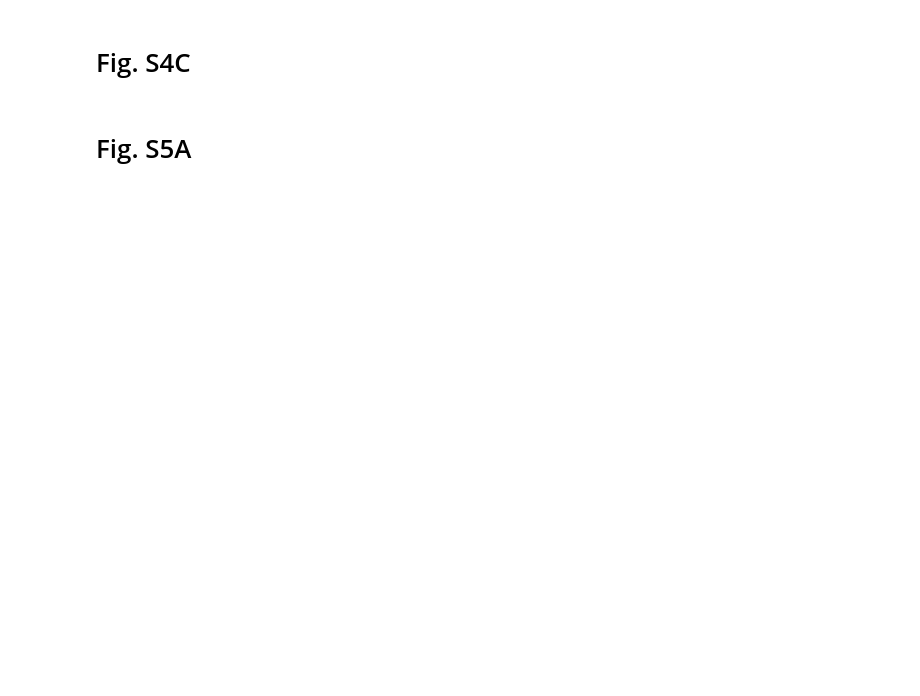
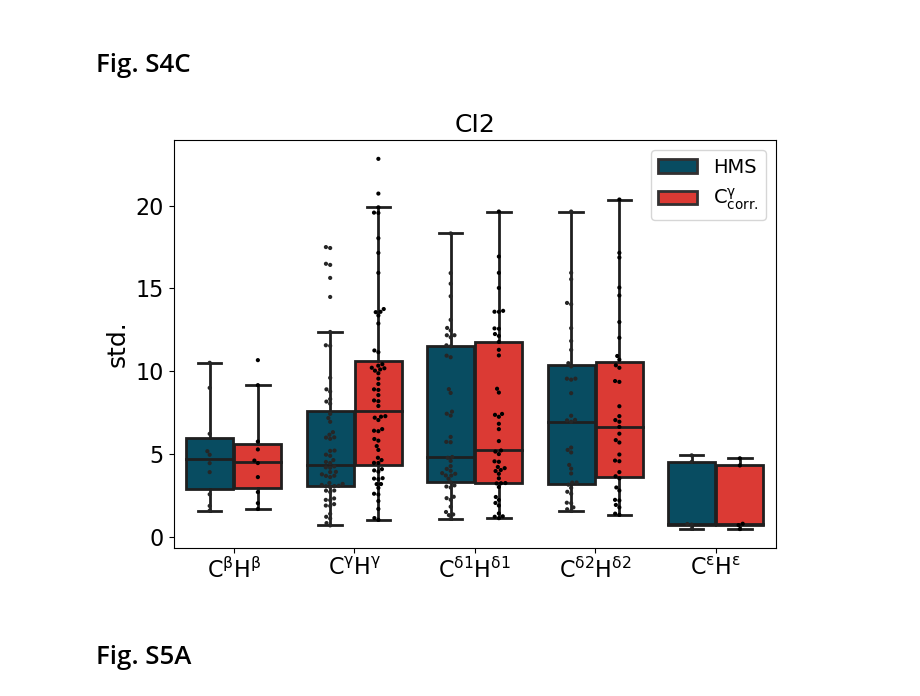
Before and after one commit to KULL-Centre/_2023_Kummerer_nmrFF, a Jupyter notebook: notebooks/make_figures_ubiquitin.ipynb, the cells around one changed output. Drawn from its saved outputs; the diff is of its cells as text; code cells hidden in the pictures; blank space fills up the shorter version.

```diff
--- a/notebooks/make_figures_ubiquitin.ipynb
+++ b/notebooks/make_figures_ubiquitin.ipynb
@@ -445,22 +485,24 @@ for meth in ['CB', 'CG', 'CD1', 'CD2', 'CE']: # sorted
         tmp_df['ff'] = [f'{i}']*len(tmp_df)
         meth_sd = pd.concat([meth_sd, tmp_df])
 # %%
-custom_handles = [  Patch(facecolor=rate_colors[2], edgecolor=rate_colors[-1], linewidth=2, label=r'HMS'),
+custom_handles = [  Patch(facecolor=rate_colors[1], edgecolor=rate_colors[-1], linewidth=2, label=r'HMS'),
                     Patch(facecolor=rate_colors[2], edgecolor=rate_colors[-1], linewidth=2, label=r'C$^{\rm \gamma}_{\rm corr.}$') ]
 
 plt.figure(figsize=[7,5])
 
 ax = sns.boxplot(x="lbl", y="std", data=meth_sd, showfliers=False, hue='ff', width=0.8, linewidth=2, palette=[rate_colors[1], rate_colors[2]], saturation=1)
 ax = sns.swarmplot(x="lbl", y="std", data=meth_sd, color="0.", alpha=1, hue='ff', dodge=True, size=3)
 
 ax.set_xticklabels([r'C$^{\rm \beta}$H$^{\rm \beta}$', r'C$^{\rm \gamma}$H$^{\rm \gamma}$', r'C$^{\rm \delta1}$H$^{\rm \delta1}$', r'C$^{\rm \delta2}$H$^{\rm \delta2}$', r'C$^{\rm \epsilon}$H$^{\rm \epsilon}$'])
 plt.xlabel(None)
 plt.ylabel('std.')
 plt.title('CI2', fontsize=18)
 leg = plt.legend(handles=custom_handles, loc='best', ncol=1)
 plt.tight_layout()
 plt.savefig(f'../plots/ubiquitin/figs4_c.pdf')
 plt.show()
+# %% [output]
+[figure, added]
 # %% [markdown]
 # Fig. S5A
 # %%
```
Also changed, not shown: parts of 10 cells of this notebook, 27 other files.
